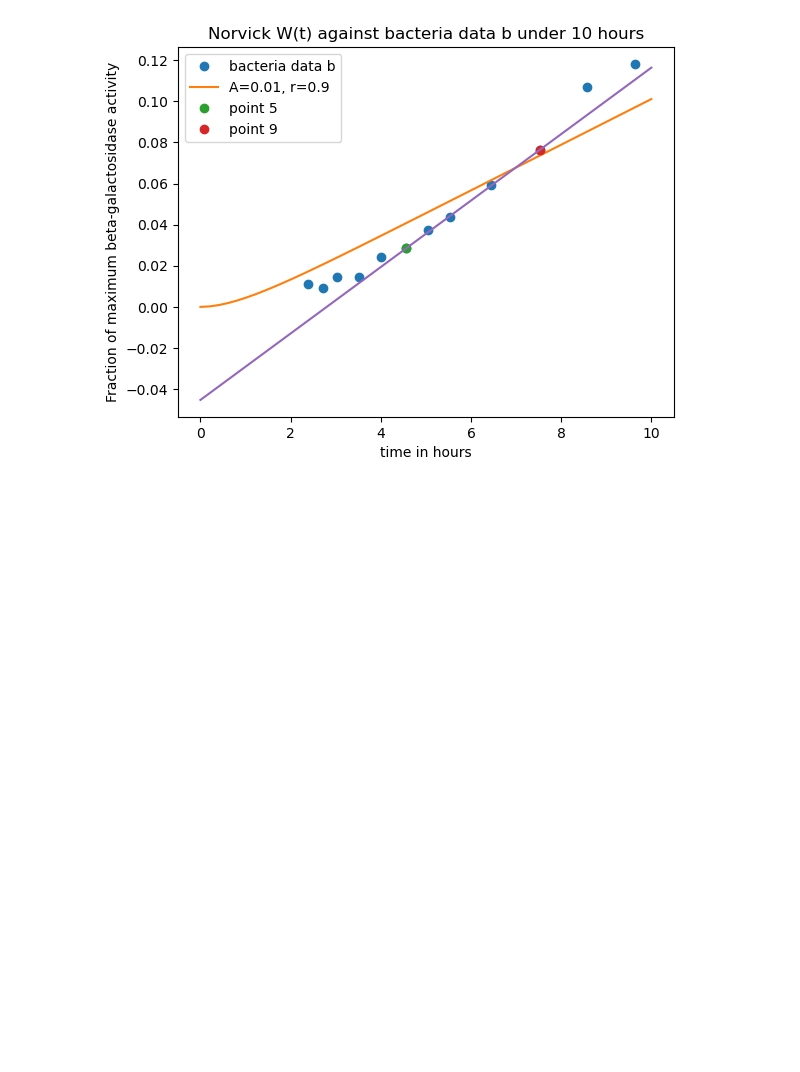
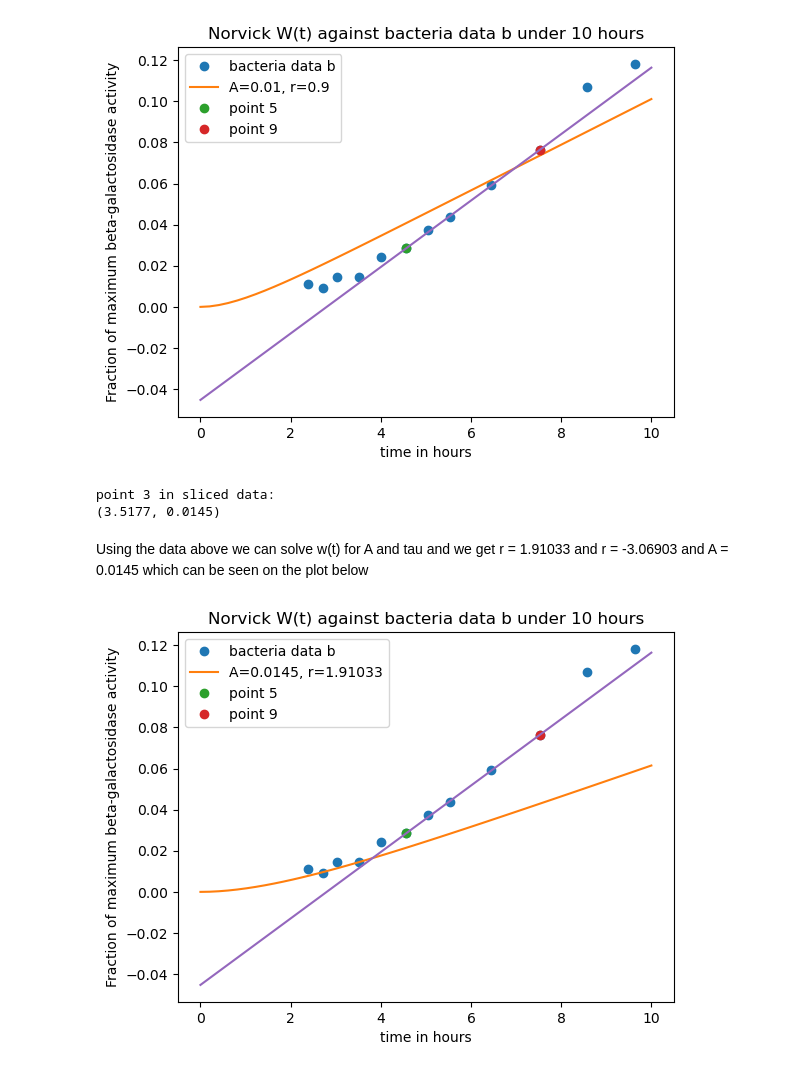
Before and after one commit to e-d-p-9/Physical-Modeling-with-Python, a Jupyter notebook: Ch5/HIV_Bacteria_Computer_Lab.ipynb, the cells around one changed output. Saved outputs shown, nothing was run; the diff lists cells and outputs as text; code cells hidden in the pictures; blank space fills up the shorter version.

Commit message:
add values for A and r derived from solving with recorded data

```diff
--- a/Ch5/HIV_Bacteria_Computer_Lab.ipynb
+++ b/Ch5/HIV_Bacteria_Computer_Lab.ipynb
@@ -714,3 +712,37 @@ plt.show()
+# %%
+# print out recorded data point again
+print(f"point 3 in sliced data:\n({sliced_b_time[3]}, {sliced_b_y[3]})")
+# %% [output]
+point 3 in sliced data:
+(3.5177, 0.0145)
+# %% [markdown]
+Using the data above we can solve w(t) for A and tau and we get r = 1.91033 and r = -3.06903 and A = 0.0145
+which can be seen on the plot below
+# %%
+# better values for A and tau?
+A = 0.0145
+# r = 1.91033
+r - -3.06903
+plt.close()
+plt.plot(sliced_b_time, sliced_b_y, 'o', label="bacteria data b")
+
+
+t = np.linspace(0,10,50)
+y = m * t
+w_eval = bact_w(t, r, A)
+plt.plot(t, w_eval, label=f"A={A}, r={r}")
+plt.plot(sliced_b_time[5], sliced_b_y[5],'o', label="point 5")
+plt.plot(sliced_b_time[9], sliced_b_y[9],'o', label="point 9")
+plt.title("Norvick W(t) against bacteria data b under 10 hours")
+plt.plot(t, y_t)
+plt.legend()
+plt.xlabel("time in hours")
+plt.ylabel("Fraction of maximum beta-galactosidase activity")
+
+
+plt.show()
+# %% [output]
+[figure, added]
 # %%
 # TODO: move hiv v(t) to a function and define it below the markdown latex cell is this better than specifying the function at each evaluation like it suggests in the book? probably
 # TODO: can i link to wolframalpha solution for alpha
```
Also changed, not shown: parts of 2 cells of this notebook.
